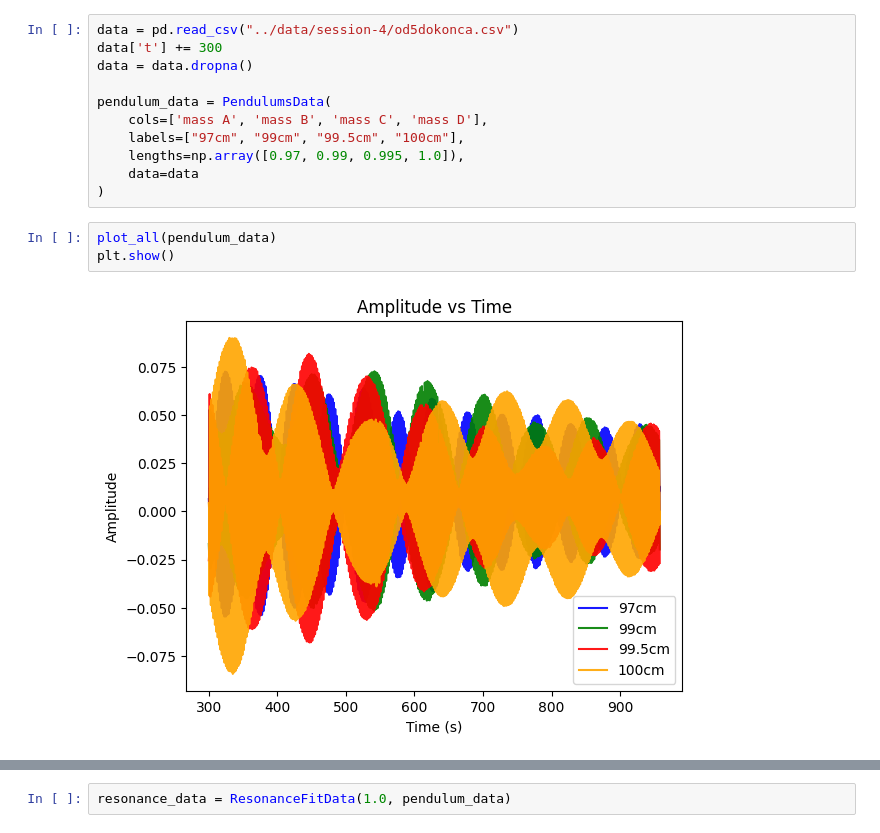
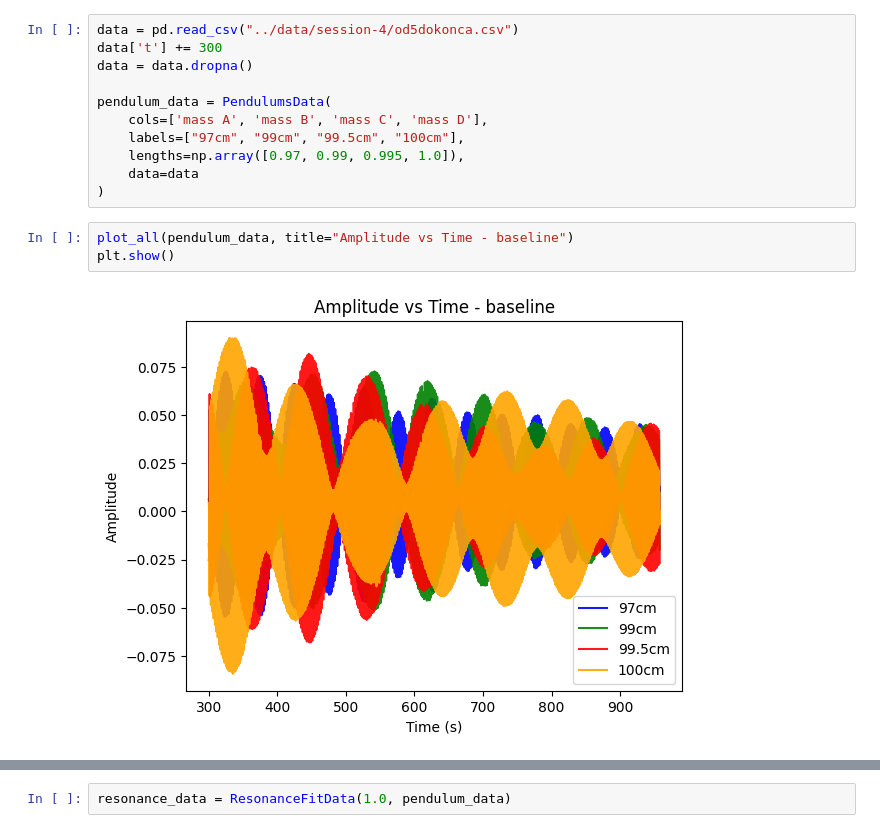
Before and after one commit to kij1n/physics-data-analysis, a Jupyter notebook: sessions/session4.ipynb, the cells around one changed output, grey strips where cells are left out. Drawn from its saved outputs; the diff is of its cells as text.

```diff
--- a/sessions/session4.ipynb
+++ b/sessions/session4.ipynb
@@ -15,8 +15,8 @@ pendulum_data = PendulumsData(
     data=data
 )
 # %%
-plot_all(pendulum_data)
+plot_all(pendulum_data, title="Amplitude vs Time - baseline")
 plt.show()
 # %% [output]
-[figure, old version]
+[figure, new version]
 # %%
```
Also changed, not shown: parts of 3 cells of this notebook, 1 other file.
